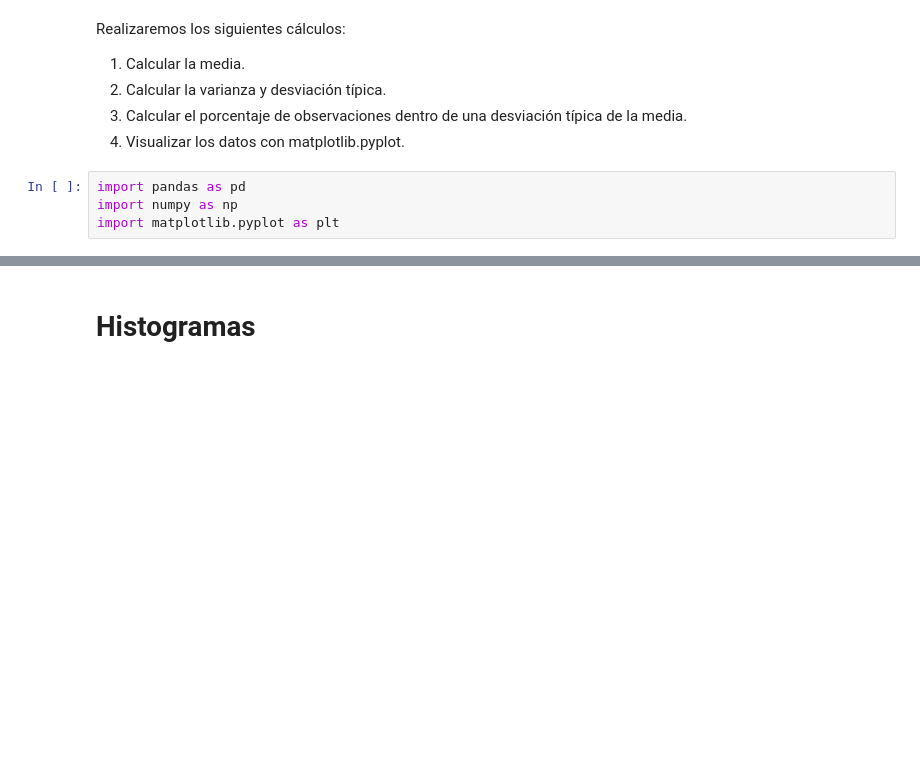
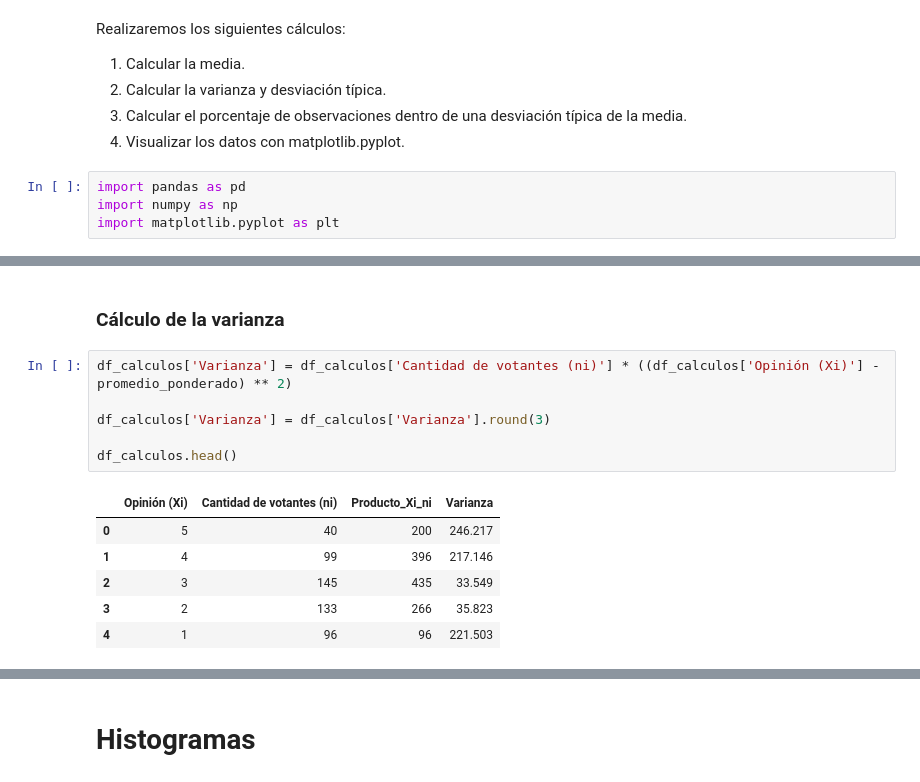
Before and after one commit to clauloro/Criticas_de_peliculas, a Jupyter notebook: peliculass.ipynb, the cells around one changed output, grey strips where cells are left out. Cells and saved outputs as stored; diff of their text form; blank space fills up the shorter version.

```diff
--- a/peliculass.ipynb
+++ b/peliculass.ipynb
@@ -55,0 +68,15 @@ Porcentaje de observaciones dentro de una desviación típica de la media: 50.27
+# %% [markdown]
+### Cálculo de la varianza
+# %%
+df_calculos['Varianza'] = df_calculos['Cantidad de votantes (ni)'] * ((df_calculos['Opinión (Xi)'] - promedio_ponderado) ** 2)
+
+df_calculos['Varianza'] = df_calculos['Varianza'].round(3)
+
+df_calculos.head()
+# %% [output]
+|  | Opinión (Xi) | Cantidad de votantes (ni) | Producto_Xi_ni | Varianza |
+| 0 | 5 | 40 | 200 | 246.217 |
+| 1 | 4 | 99 | 396 | 217.146 |
+| 2 | 3 | 145 | 435 | 33.549 |
+| 3 | 2 | 133 | 266 | 35.823 |
+| 4 | 1 | 96 | 96 | 221.503 |
```
Also changed, not shown: parts of 20 cells of this notebook.
